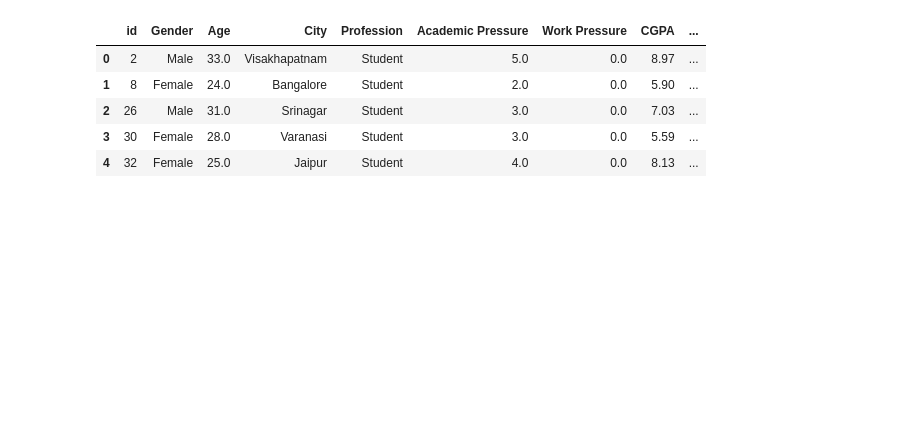
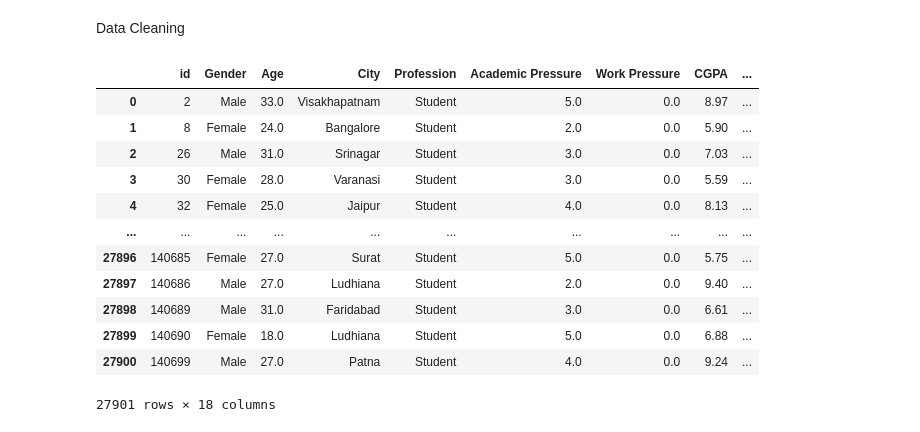
Before and after one commit to dinnifarisya/Student-Depression-Data-Science-Project, a Jupyter notebook: Data Science Project.ipynb, the cells around one changed output. Cells and saved outputs as stored; diff of their text form; code cells hidden in the pictures; blank space fills up the shorter version.

```diff
--- a/Data Science Project.ipynb
+++ b/Data Science Project.ipynb
@@ -1,2 +1,4 @@
 # %% [markdown]
 <a href="https://colab.research.google.com/github/dinnifarisya/Student-Depression-Data-Science-Project/blob/main/Data%20Science%20Project.ipynb" target="_parent"><img src="https://colab.research.google.com/assets/colab-badge.svg" alt="Open In Colab"/></a>
+# %% [markdown]
+Data Cleaning
@@ -3,14 +8,19 @@
 # %%
-import pandas as pd
-
 file_path = "/content/Student Depression Dataset.csv"
 df = pd.read_csv(file_path)
 
-df.head()
+df
 # %% [output]
 |  | id | Gender | Age | City | Profession | Academic Pressure | Work Pressure | CGPA | ... |
 | 0 | 2 | Male | 33.0 | Visakhapatnam | Student | 5.0 | 0.0 | 8.97 | ... |
 | 1 | 8 | Female | 24.0 | Bangalore | Student | 2.0 | 0.0 | 5.90 | ... |
 | 2 | 26 | Male | 31.0 | Srinagar | Student | 3.0 | 0.0 | 7.03 | ... |
 | 3 | 30 | Female | 28.0 | Varanasi | Student | 3.0 | 0.0 | 5.59 | ... |
 | 4 | 32 | Female | 25.0 | Jaipur | Student | 4.0 | 0.0 | 8.13 | ... |
+| ... | ... | ... | ... | ... | ... | ... | ... | ... | ... |
+| 27896 | 140685 | Female | 27.0 | Surat | Student | 5.0 | 0.0 | 5.75 | ... |
+| 27897 | 140686 | Male | 27.0 | Ludhiana | Student | 2.0 | 0.0 | 9.40 | ... |
+| 27898 | 140689 | Male | 31.0 | Faridabad | Student | 3.0 | 0.0 | 6.61 | ... |
+| 27899 | 140690 | Female | 18.0 | Ludhiana | Student | 5.0 | 0.0 | 6.88 | ... |
+| 27900 | 140699 | Male | 27.0 | Patna | Student | 4.0 | 0.0 | 9.24 | ... |
+27901 rows × 18 columns
```
Also changed, not shown: parts of 24 cells of this notebook.
